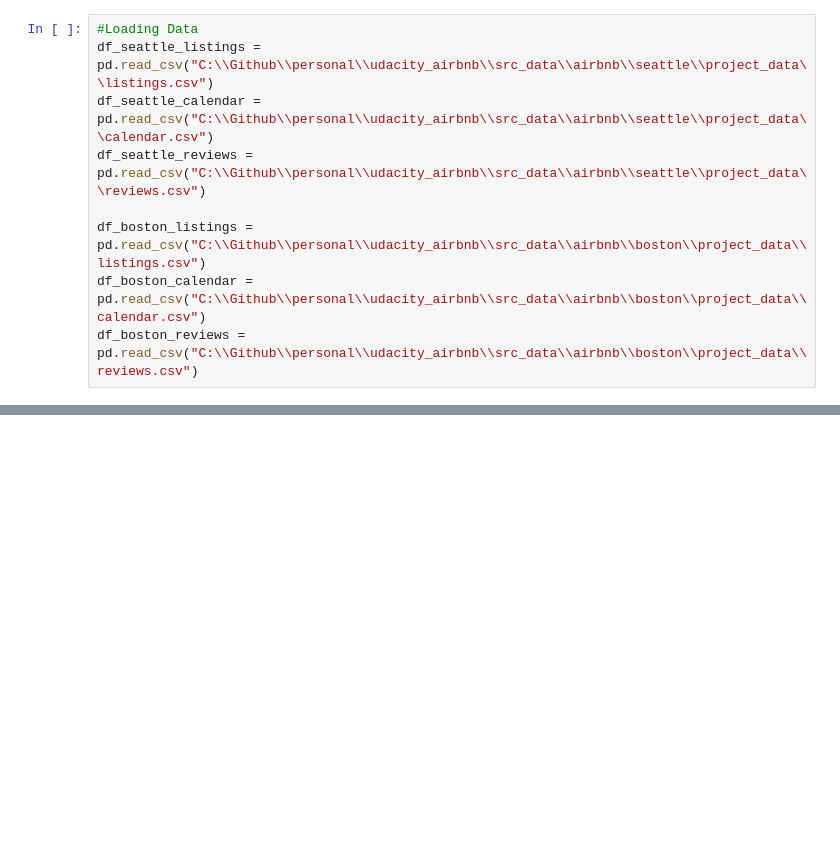
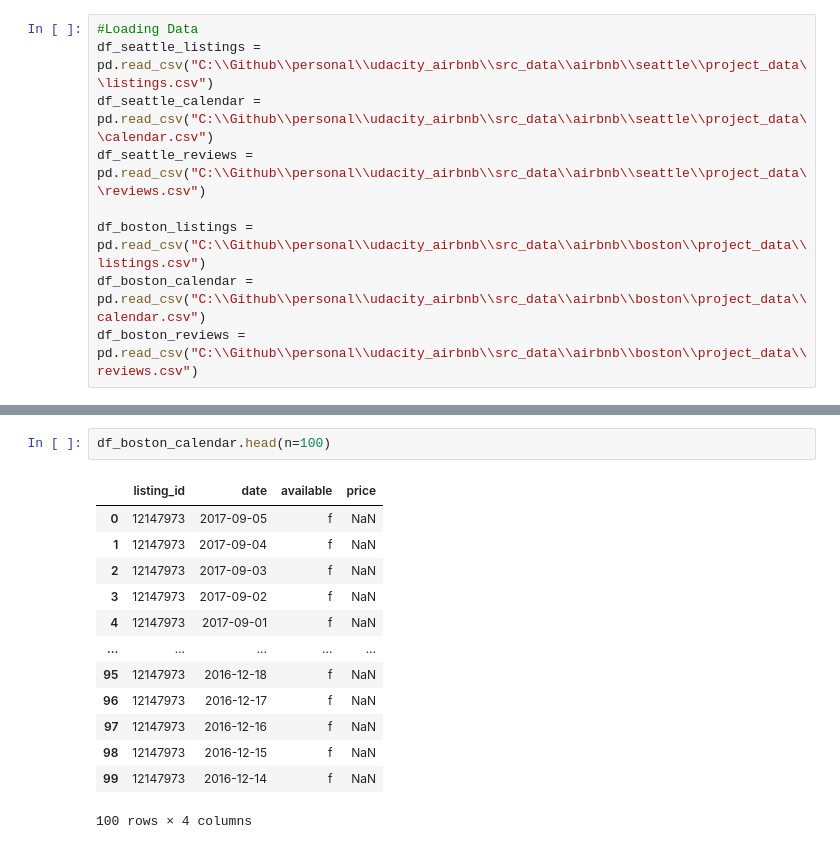
Before and after one commit to edonkoh/udacity_airbnb, a Jupyter notebook: airbnb.ipynb, the cells around one changed output, grey strips where cells are left out. Saved outputs shown, nothing was run; the diff lists cells and outputs as text; blank space fills up the shorter version.

```diff
--- a/airbnb.ipynb
+++ b/airbnb.ipynb
@@ -58,0 +108,16 @@ memory usage: 3.1+ MB
+# %%
+df_boston_calendar.head(n=100)
+# %% [output]
+|  | listing_id | date | available | price |
+| 0 | 12147973 | 2017-09-05 | f | NaN |
+| 1 | 12147973 | 2017-09-04 | f | NaN |
+| 2 | 12147973 | 2017-09-03 | f | NaN |
+| 3 | 12147973 | 2017-09-02 | f | NaN |
+| 4 | 12147973 | 2017-09-01 | f | NaN |
+| ... | ... | ... | ... | ... |
+| 95 | 12147973 | 2016-12-18 | f | NaN |
+| 96 | 12147973 | 2016-12-17 | f | NaN |
+| 97 | 12147973 | 2016-12-16 | f | NaN |
+| 98 | 12147973 | 2016-12-15 | f | NaN |
+| 99 | 12147973 | 2016-12-14 | f | NaN |
+100 rows × 4 columns
```
Also changed, not shown: parts of 16 cells of this notebook.
